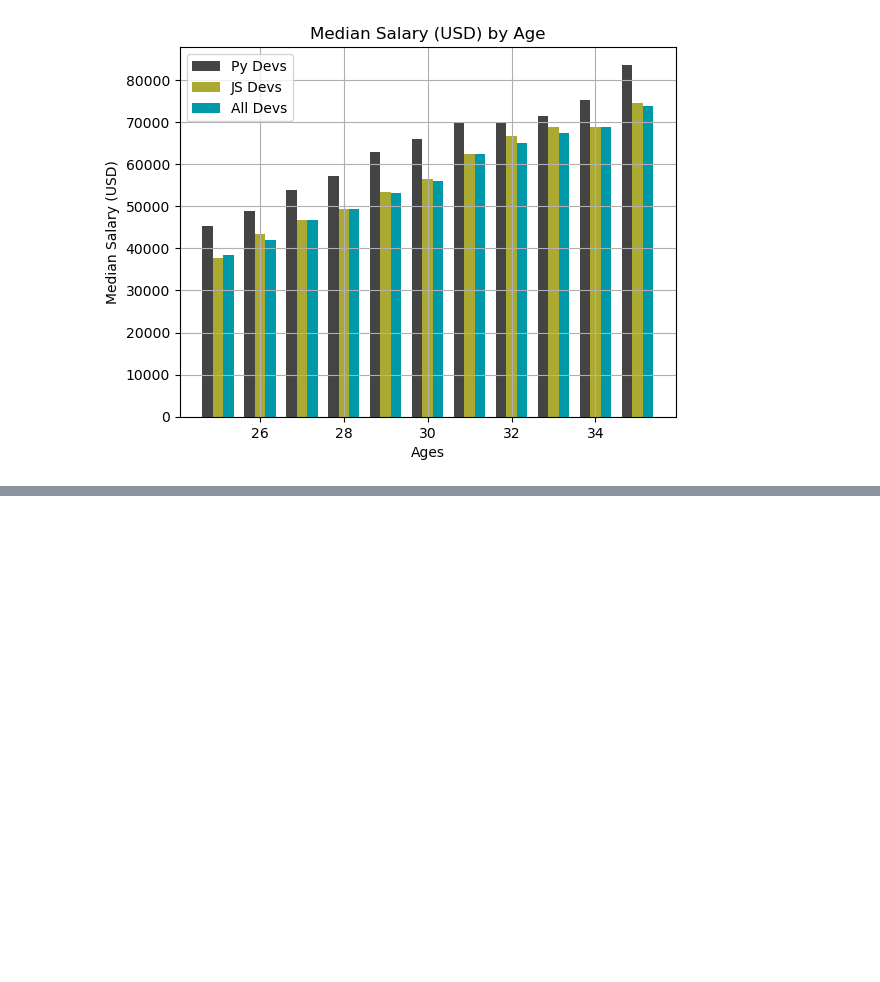
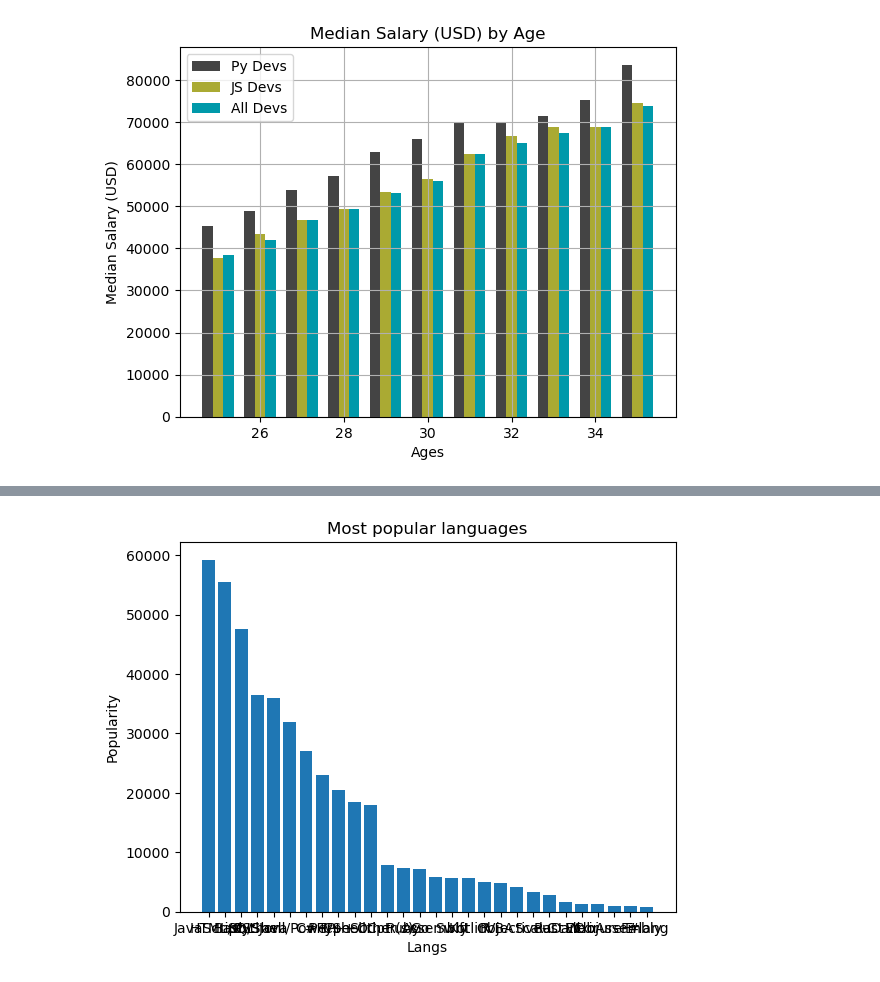
Before and after one commit to the-moisrex/codeshells, a Jupyter notebook: py.plot/matplotlib part 2.ipynb, the cells around one changed output, grey strips where cells are left out. Saved outputs shown, nothing was run; the diff lists cells and outputs as text; code cells hidden in the pictures; blank space fills up the shorter version.

```diff
--- a/py.plot/matplotlib part 2.ipynb
+++ b/py.plot/matplotlib part 2.ipynb
@@ -152,4 +152,9 @@ plt.show()
 # %%
 import csv
 
-csv.
+with open('data.csv') as csv_file:
+    csv_reader = csv.DictReader(csv_file)
+
+    row = next(csv_reader)
+    print(row)
+    print(row['LanguagesWorkedWith'].split(';'))
@@ -155,0 +178,18 @@ csv.
+# %%
+import csv
+from collections import Counter
+
+with open('data.csv') as csv_file:
+    csv_reader = csv.DictReader(csv_file)
+
+    lang_counter = Counter()
+
+    for line in csv_reader:
+        lang_counter.update(line['LanguagesWorkedWith'].split(';'))
+
+print(f"Language Countes: {lang_counter}")
+print(f"\nMost Common Languages: {lang_counter.most_common(5)}")
+
+for index, counter in zip(range(1, len(lang_counter)), lang_counter.most_common()):
+    lang, count = counter
+    print(f"{index} \t {count} \t {lang}")
@@ -155,0 +214,4 @@ csv.
+# %%
+# unzipping article: https://www.geeksforgeeks.org/python-unzip-a-list-of-tuples/
+langs, counts = zip(*lang_counter.most_common())
+langs, counts
@@ -155,0 +236,8 @@ csv.
+# %%
+plt.bar(langs, counts)
+plt.title("Most popular languages")
+plt.xlabel("Langs")
+plt.ylabel("Popularity")
+plt.show()
+# %% [output]
+[figure, added]
```
Also changed, not shown: parts of 8 cells of this notebook, 2 other files.
